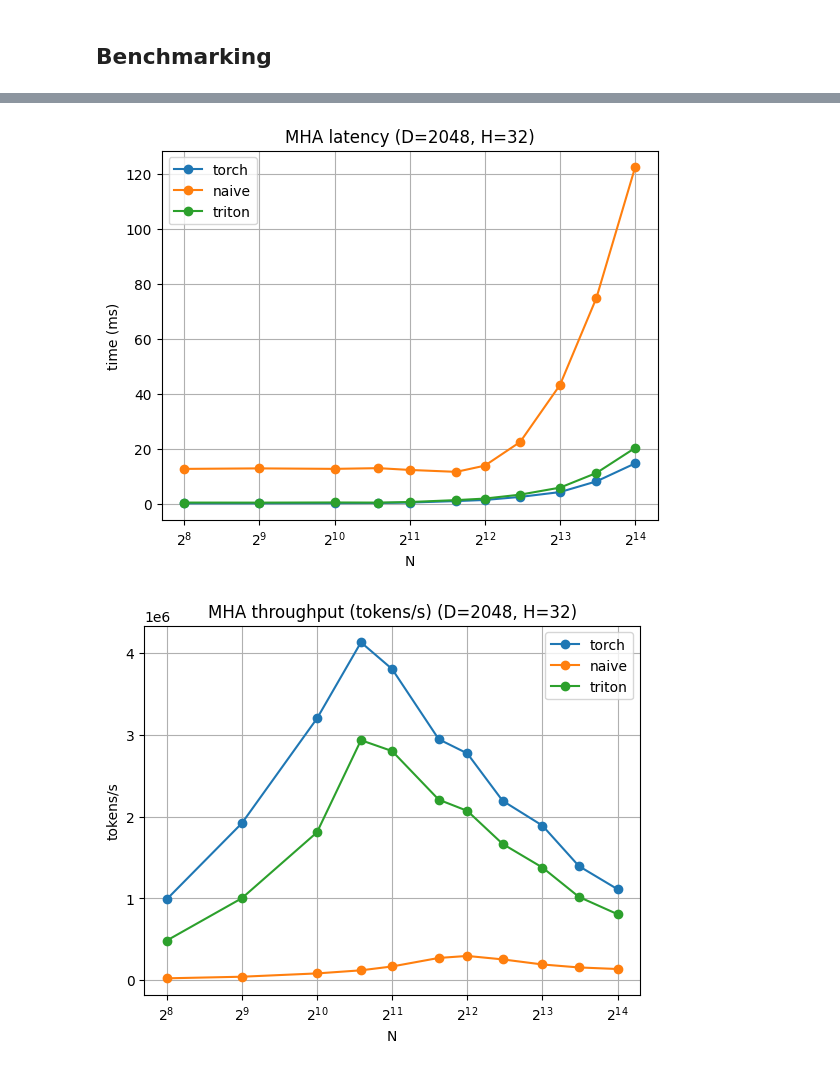
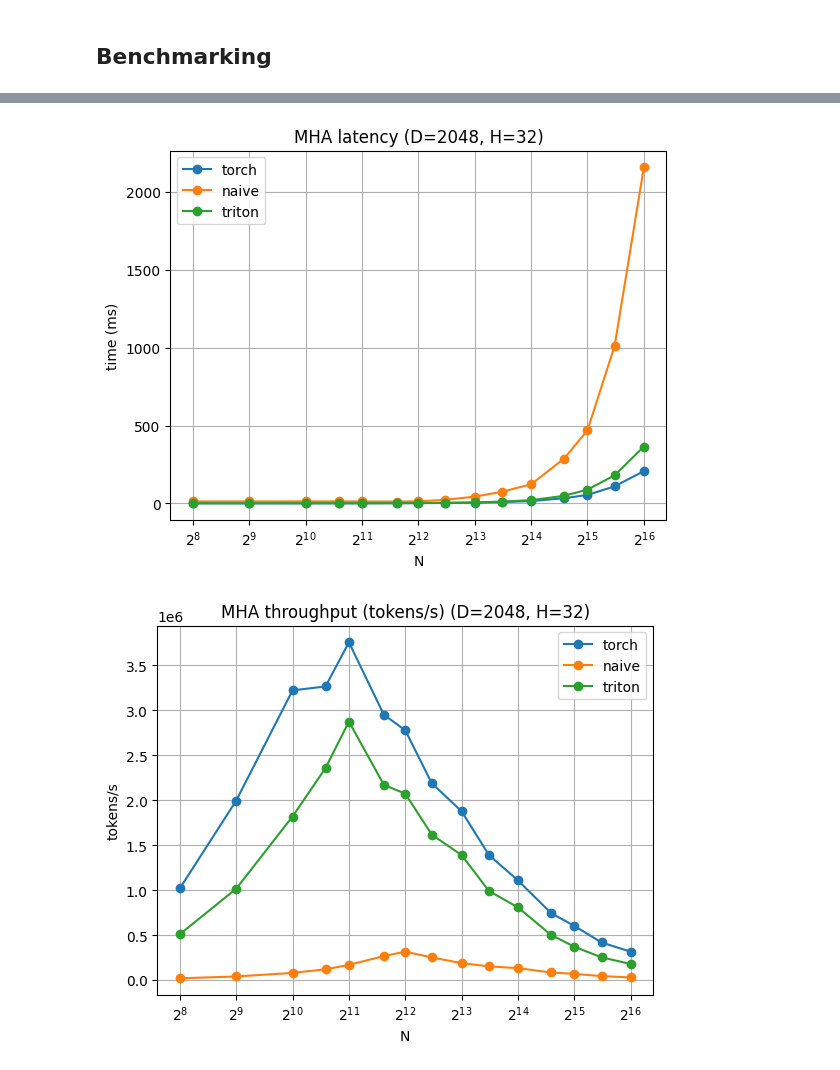
Before and after one commit to ajayjagan2511/Flash-Attention-with-Triton, a Jupyter notebook: notebooks/FlashAttn_impl.ipynb, the cells around one changed output, grey strips where cells are left out. Cells and saved outputs as stored; diff of their text form; code cells hidden in the pictures.

```diff
--- a/notebooks/FlashAttn_impl.ipynb
+++ b/notebooks/FlashAttn_impl.ipynb
@@ -509,7 +509,7 @@ def _attention(
 
     # --- Offsets for the current Q block (rows) ---
     # Q block: rows [tr_idx * B_r, tr_idx * B_r + B_r)
-    offs_q = tr_idx * B_r + tl.arange(0, BLOCK_R)       # [BLOCK_R]
+    offs_q = tr_idx * BLOCK_R + tl.arange(0, BLOCK_R)       # [BLOCK_R]
     offs_d = tl.arange(0, BLOCK_D)                      # [BLOCK_D]
 
     # Load Q block: [BLOCK_R, BLOCK_D]
@@ -519,14 +519,14 @@ def _attention(
     q = tl.load(q_ptrs_2d, mask=qo_mask, other=0.0)
 
     # Initialize running statistics
-    m_i = tl.full([BLOCK_R], value=float('-inf'), dtype=tl.float32)  # row-wise max
+    m_i = tl.full([BLOCK_R], value=float('-inf'), dtype=tl.float16)  # row-wise max
     l_i = tl.zeros([BLOCK_R], dtype=tl.float32)                      # row-wise sum of exp
     o_i = tl.zeros([BLOCK_R, BLOCK_D], dtype=tl.float32)             # accumulator for output
 
     # --- Inner loop over K/V blocks (columns) ---
     for tc in range(T_c):
 
-        offs_kv = tc * B_c + tl.arange(0, BLOCK_C)      # [BLOCK_C]
+        offs_kv = tc * BLOCK_C + tl.arange(0, BLOCK_C)      # [BLOCK_C]
         kv_mask = (offs_kv[:, None] < N_v) & (offs_d[None, :] < D_head)
 
         # Load K block: [BLOCK_C, BLOCK_D]
@@ -542,8 +542,8 @@ def _attention(
 
         # Mask out-of-bounds KV positions
         # Only required when N_v % B_c != 0 (-inf to zero out the exponent)
-        kv_mask = offs_kv[None, :] < N_v
-        s = tl.where(kv_mask, s, float('-inf'))
+        s_mask = (offs_q[:, None] < N_q) & (offs_kv[None, :] < N_v)
+        s = tl.where(s_mask, s, float('-inf'))
 
         # Row-wise max of current block
         m_ij = tl.max(s, axis=1)                        # [BLOCK_R]
@@ -566,7 +566,7 @@ def _attention(
         o_i += tl.dot(p.to(v.dtype), v)                 # [BLOCK_R, BLOCK_D]
 
         # Update running max
-        m_i = m_new
+        m_i = m_new.to(m_i.dtype)
 
     # --- Normalize output ---
     o_i = o_i / l_i[:, None]
@@ -588,7 +588,8 @@ def multiheaded_attention_triton(
         W_qkv, W_out,
         b_qkv, b_out,
         num_heads=1,
-        device="cuda") -> torch.Tensor:
+        device="cuda",
+        block_size=64) -> torch.Tensor:
 
     N_q, D = query.shape
     N_v, _ = key.shape
@@ -607,8 +608,8 @@ def multiheaded_attention_triton(
 
     # --- Block sizes ---
     BLOCK_D = triton.next_power_of_2(D_head)
-    B_c = min(triton.next_power_of_2(N_v), 64)
-    B_r = min(triton.next_power_of_2(N_q), 64)
+    B_c = min(triton.next_power_of_2(N_v), block_size)
+    B_r = min(triton.next_power_of_2(N_q), block_size)
     BLOCK_C = B_c
     BLOCK_R = B_r
 
@@ -622,7 +623,7 @@ def multiheaded_attention_triton(
 
     # --- Grid: parallelize over (heads, Q blocks) ---
     grid = (num_heads, T_r)
-    if D_head <= 64:
+    if D_head <= block_size:
         num_warps = 4
     else:
         num_warps = 8
@@ -777,3 +778,10 @@ x = torch.zeros((2,5,7))
 x.shape, x.stride(0), x.stride(1), x.stride(2)
 # %% [output]
 (torch.Size([2, 5, 7]), 35, 7, 1)
+# %%
+x = torch.tensor([1,2,3,4])
+y = torch.tensor([5,6,7])
+
+z = x[:, None] + y[None, :]
+a = x[None, :] + y[:, None]
+z, a
@@ -1054,7 +1069,7 @@ torch.manual_seed(42)
 device = "cuda"
 D, H = 2048, 32
 
-Ns = [256, 512, 1024, 1536, 2048, 3148, 4096, 5674, 8192, 11468, 16384]  # pick what you want
+Ns = [256, 512, 1024, 1536, 2048, 3148, 4096, 5674, 8192, 11468, 16384, 24568, 32768, 45764, 65536]  # pick what you want
 
 results = sweep_bench(
     Ns=Ns, D=D, H=H, device=device, dtype=torch.float16,
@@ -1090,2 +1105,2 @@ No. of zeros (triton): 0
-[figure, old version]
+[figure, new version]
-[figure, old version]
+[figure, new version]
```
Also changed, not shown: parts of 4 cells of this notebook.
